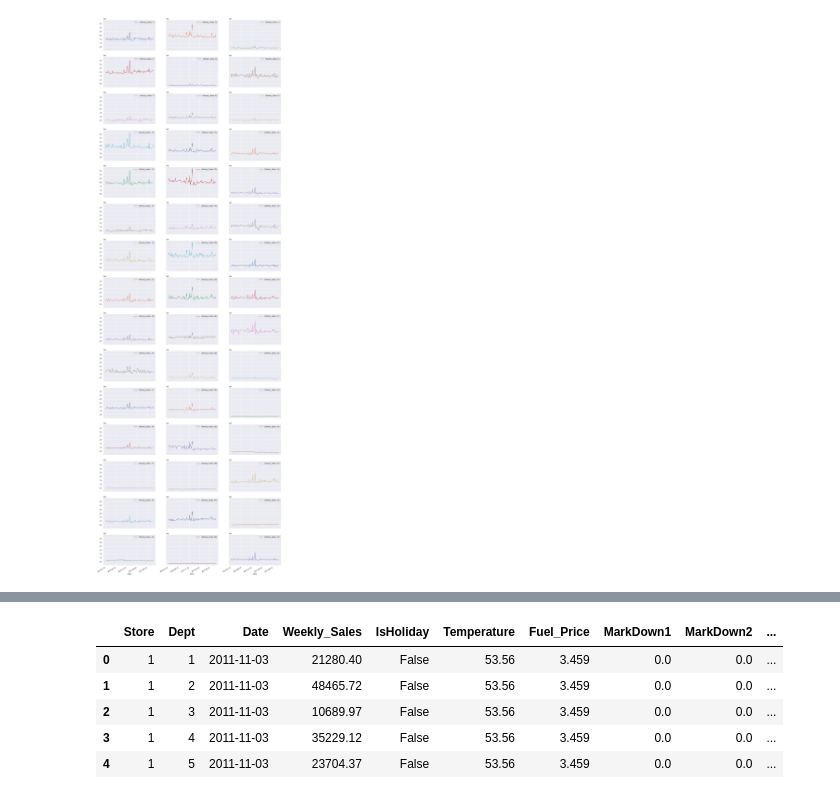
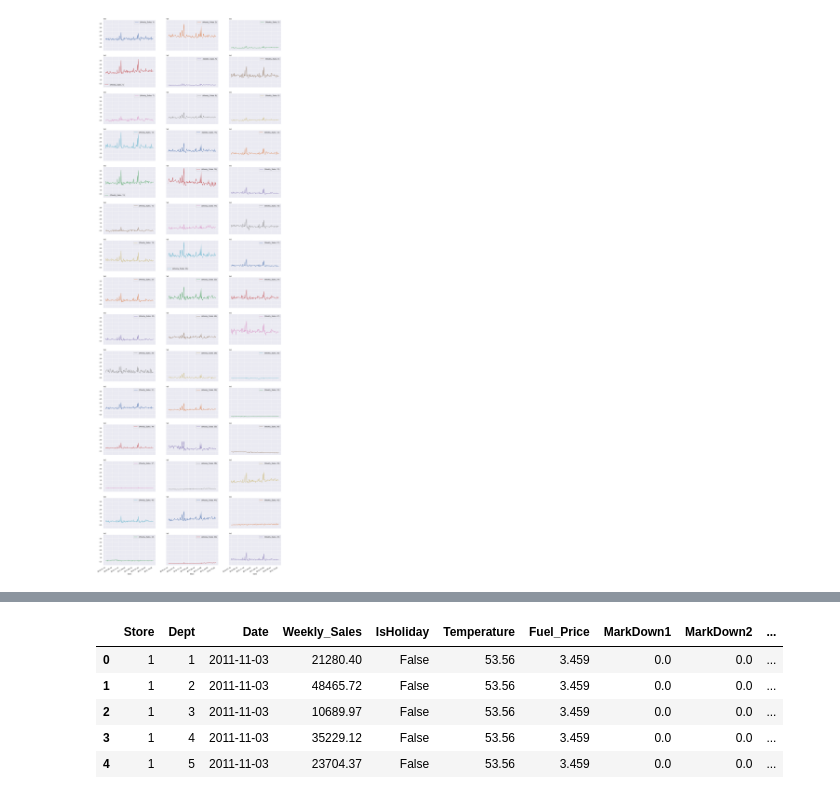
Before and after one commit to Dylan-C-Neal/capstone1-retail_forecasting, a Jupyter notebook: notebooks/C1S2-retail_forecasting.ipynb, the cells around one changed output, grey strips where cells are left out. Drawn from its saved outputs; the diff is of its cells as text; code cells hidden in the pictures.

```diff
--- a/notebooks/C1S2-retail_forecasting.ipynb
+++ b/notebooks/C1S2-retail_forecasting.ipynb
@@ -18,4 +18,8 @@ os.listdir()
 df1 = pd.read_csv('joined data pre-markdowns.csv')
 df2 = pd.read_csv('joined data post-markdowns.csv')
+# %%
+# Concatenate df1 and df2
+dfcon = pd.concat([df1, df2], ignore_index=True)
 # %%
-df3 = df1.drop(['MarkDown1', 'MarkDown2', 'MarkDown3', 'MarkDown4', 'MarkDown5'], axis=1)
+# Drop partially Null MarkDown columns from dfcon
+dfcon.drop(['MarkDown1', 'MarkDown2', 'MarkDown3', 'MarkDown4', 'MarkDown5'], axis=1, inplace=True)
@@ -52,8 +26,11 @@ sns.set()
+# %%
+# Group dataframe by store and date and aggregate sum weekly sales
+dfcongroup1 = dfcon.groupby(['Store', 'Date'])[['Weekly_Sales', 'Type']].sum().sort_index()
 # %%
-# Plot store-wide weekly sales for all stores
-
-df4.unstack(level=0).plot(kind = 'line', subplots = True, figsize = (20, 70), layout = (15, 3), sharey=True, sharex=True)
+# Plot store-wide weekly sales for all stores, ordered by date
+_ = dfcongroup1.unstack(level=0).sort_index().plot(kind = 'line', subplots = True, figsize = (20, 70), layout = (15, 3), sharey=True, sharex=True)
+_ = plt.ylabel('Weekly Sales')
 plt.show()
 plt.close()
 # %% [output]
-[figure, old version]
+[figure, new version]
```
Also changed, not shown: parts of 33 cells of this notebook.
